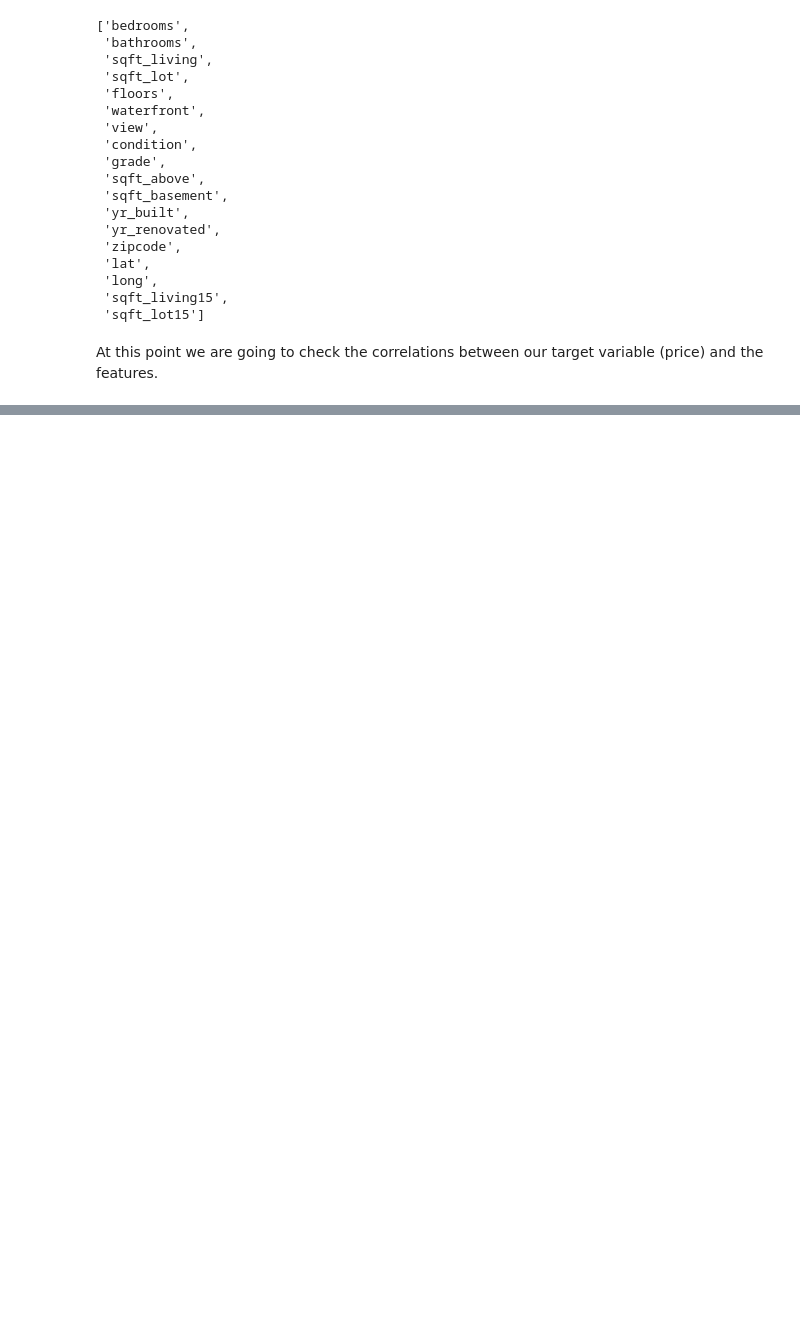
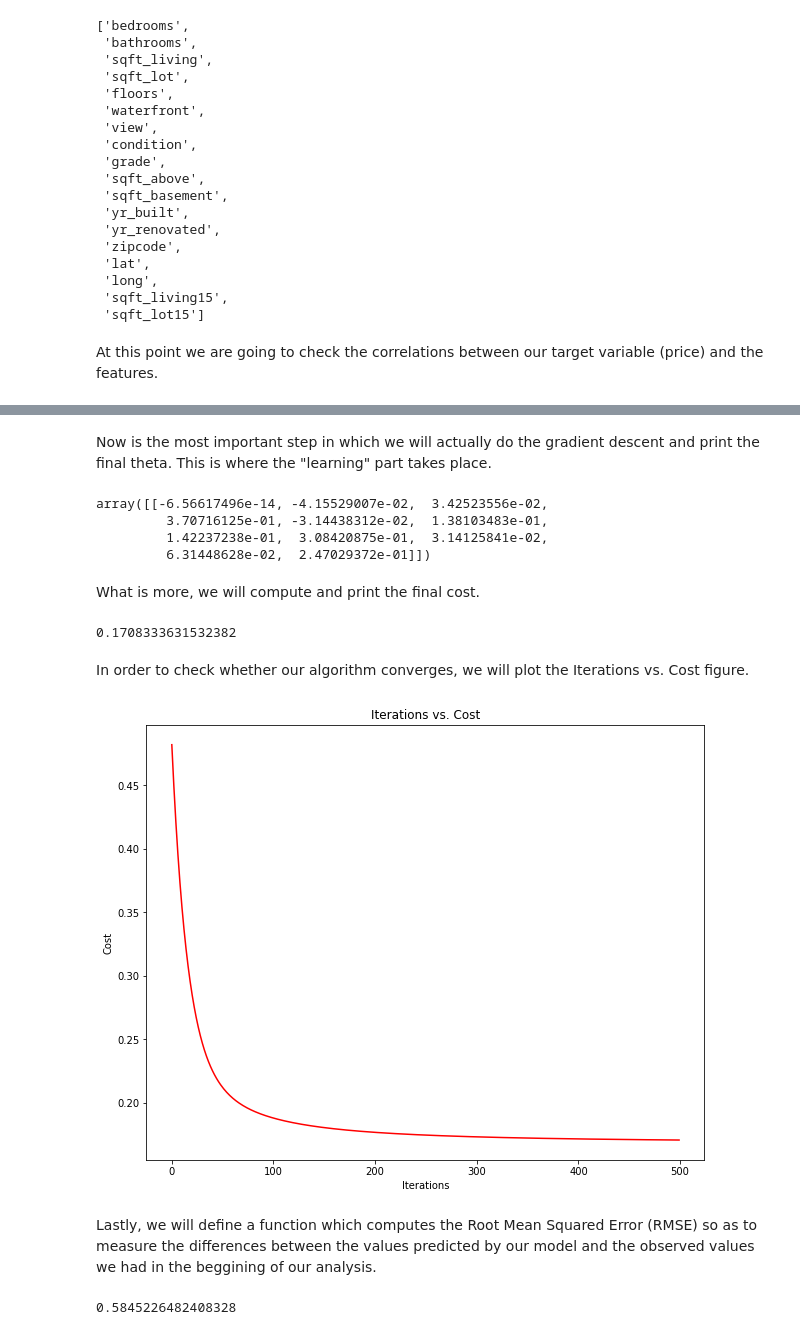
Before and after one commit to droussis/linear-regression-house-prices, a Jupyter notebook: Report/Jupyter_Notebook.ipynb, the cells around one changed output, grey strips where cells are left out. Saved outputs shown, nothing was run; the diff lists cells and outputs as text; code cells hidden in the pictures; blank space fills up the shorter version.

Commit message:
Finalize code and notebook

```diff
--- a/Report/Jupyter_Notebook.ipynb
+++ b/Report/Jupyter_Notebook.ipynb
@@ -162,0 +260,7 @@ Name: price, dtype: float64
+# %%
+# Define computecost function
+def computecost(X, y, theta):
+    H = X @ theta.T
+    J = np.power((H - y), 2)
+    sum = np.sum(J)/(2 * len(X))
+    return sum
@@ -162,0 +269,4 @@ Name: price, dtype: float64
+# %%
+# Set iterations and alpha (learning rate)
+alpha = 0.01
+iterations = 500
@@ -162,0 +275,51 @@ Name: price, dtype: float64
+# %%
+# Define gradientdescent function
+def gradientdescent(X, y, theta, iterations, alpha):
+    cost = np.zeros(iterations)
+    for i in range(iterations):
+        H = X @ theta.T
+        theta = theta - (alpha/len(X)) * np.sum(X * (H - y), axis=0)
+        cost[i] = computecost(X, y, theta)
+    return theta, cost
+# %% [markdown]
+Now is the most important step in which we will actually do the gradient descent and print the final theta. This is where the "learning" part takes place.
+# %%
+# Do Gradient Descent and display final theta
+final_theta, cost = gradientdescent(X, y, theta, iterations, alpha)
+final_theta
+# %% [output]
+array([[-6.56617496e-14, -4.15529007e-02,  3.42523556e-02,
+         3.70716125e-01, -3.14438312e-02,  1.38103483e-01,
+         1.42237238e-01,  3.08420875e-01,  3.14125841e-02,
+         6.31448628e-02,  2.47029372e-01]])
+# %% [markdown]
+What is more, we will compute and print the final cost.
+# %%
+final_cost = computecost(X, y, final_theta)
+final_cost
+# %% [output]
+0.1708333631532382
+# %% [markdown]
+In order to check whether our algorithm converges, we will plot the Iterations vs. Cost figure.
+# %%
+fig_2, ax = plt.subplots(figsize=(10, 8))
+ax.plot(np.arange(iterations), cost, 'r')
+ax.set_xlabel('Iterations')
+ax.set_ylabel('Cost')
+ax.set_title('Iterations vs. Cost')
+plt.show()
+# %% [output]
+[figure, added]
+# %% [markdown]
+Lastly, we will define a function which computes the Root Mean Squared Error (RMSE) so as to measure the differences between the  values predicted by our model and the observed values we had in the beggining of our analysis.
+# %%
+# Define rmse function
+def rmse(target, final_theta):
+    predictions = X @ final_theta.T
+    return np.sqrt(((predictions[:, 0] - target[:, 0]) ** 2).mean())
+
+# Compute and display Root Mean Squared Error
+rmse_val = rmse(target, final_theta)
+rmse_val
+# %% [output]
+0.5845226482408328
```
Also changed, not shown: parts of 36 cells of this notebook, 1 other file.
